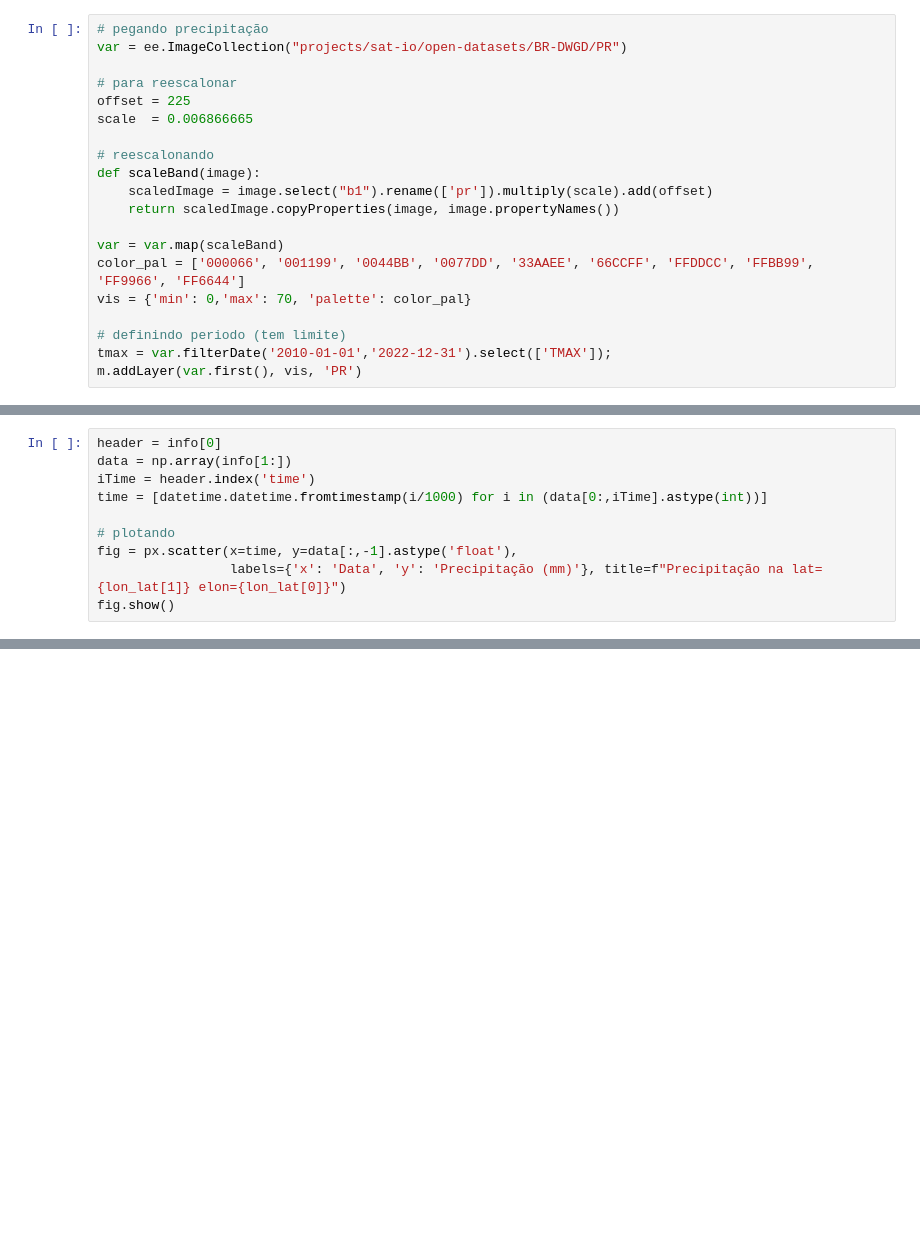
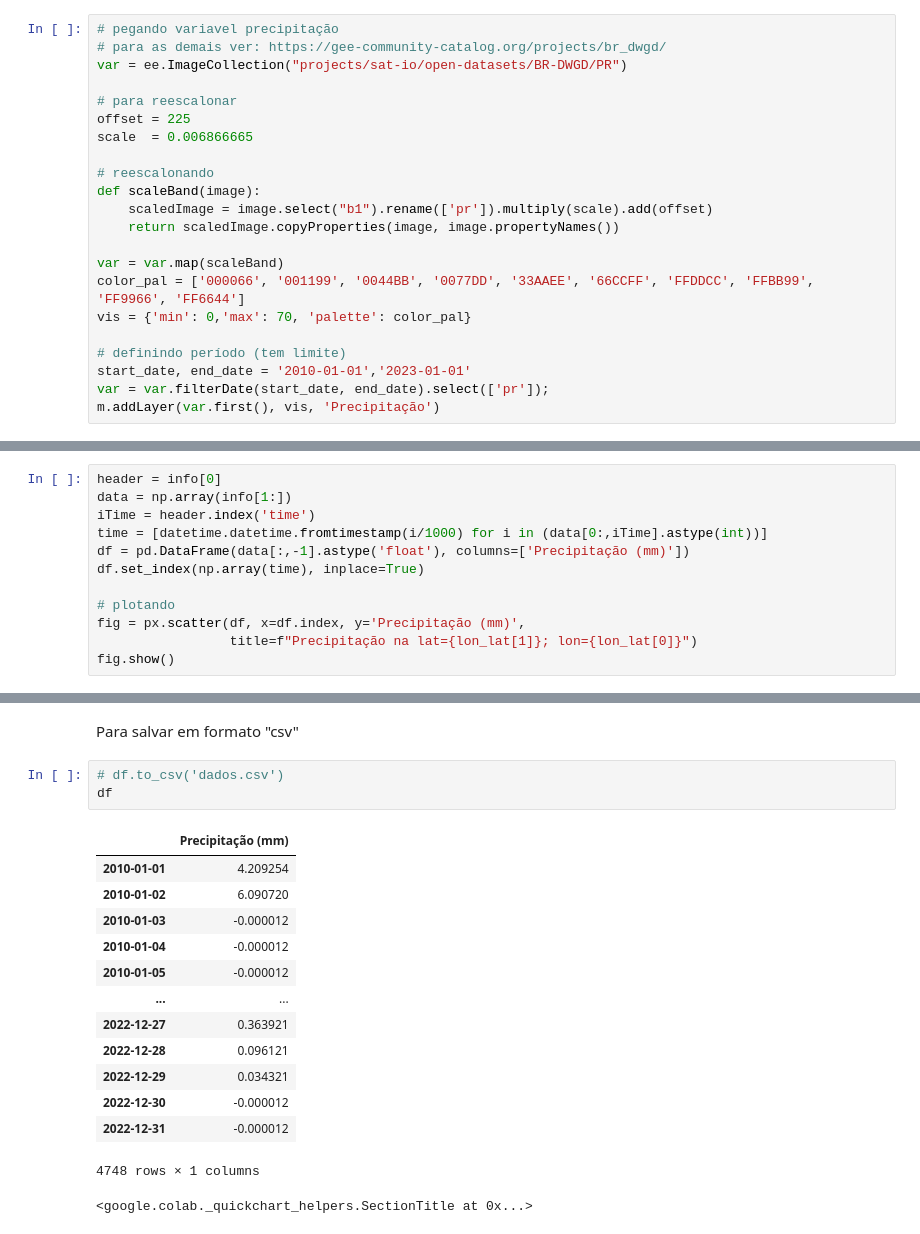
Before and after one commit to AlexandreCandidoXavier/BR-DWGD, a Jupyter notebook: exemplos/exemplo_google_earth.ipynb, the cells around one changed output, grey strips where cells are left out. Saved outputs shown, nothing was run; the diff lists cells and outputs as text; blank space fills up the shorter version.

Commit message:
colab1

```diff
--- a/exemplos/exemplo_google_earth.ipynb
+++ b/exemplos/exemplo_google_earth.ipynb
@@ -41,5 +17,6 @@ Successfully saved authorization token.
 # %%
-# pegando precipitação
+# pegando variavel precipitação
+# para as demais ver: https://gee-community-catalog.org/projects/br_dwgd/
 var = ee.ImageCollection("projects/sat-io/open-datasets/BR-DWGD/PR")
 
 # para reescalonar
@@ -55,7 +32,8 @@ var = var.map(scaleBand)
 color_pal = ['000066', '001199', '0044BB', '0077DD', '33AAEE', '66CCFF', 'FFDDCC', 'FFBB99', 'FF9966', 'FF6644']
 vis = {'min': 0,'max': 70, 'palette': color_pal}
 
-# definindo periodo (tem limite)
-tmax = var.filterDate('2010-01-01','2022-12-31').select(['TMAX']);
-m.addLayer(var.first(), vis, 'PR')
+# definindo período (tem limite)
+start_date, end_date = '2010-01-01','2023-01-01'
+var = var.filterDate(start_date, end_date).select(['pr']);
+m.addLayer(var.first(), vis, 'Precipitação')
 # %%
@@ -74,10 +56,32 @@ header = info[0]
 data = np.array(info[1:])
 iTime = header.index('time')
 time = [datetime.datetime.fromtimestamp(i/1000) for i in (data[0:,iTime].astype(int))]
+df = pd.DataFrame(data[:,-1].astype('float'), columns=['Precipitação (mm)'])
+df.set_index(np.array(time), inplace=True)
 
 # plotando
-fig = px.scatter(x=time, y=data[:,-1].astype('float'),
-                 labels={'x': 'Data', 'y': 'Precipitação (mm)'}, title=f"Precipitação na lat={lon_lat[1]} elon={lon_lat[0]}")
+fig = px.scatter(df, x=df.index, y='Precipitação (mm)',
+                 title=f"Precipitação na lat={lon_lat[1]}; lon={lon_lat[0]}")
 fig.show()
 # %% [output]
 [interactive output not drawn]
+# %% [markdown]
+Para salvar em formato "csv"
+# %%
+# df.to_csv('dados.csv')
+df
+# %% [output]
+|  | Precipitação (mm) |
+| 2010-01-01 | 4.209254 |
+| 2010-01-02 | 6.090720 |
+| 2010-01-03 | -0.000012 |
+| 2010-01-04 | -0.000012 |
+| 2010-01-05 | -0.000012 |
+| ... | ... |
+| 2022-12-27 | 0.363921 |
+| 2022-12-28 | 0.096121 |
+| 2022-12-29 | 0.034321 |
+| 2022-12-30 | -0.000012 |
+| 2022-12-31 | -0.000012 |
+4748 rows × 1 columns
+<google.colab._quickchart_helpers.SectionTitle at 0x...>
```
Also changed, not shown: parts of 9 cells of this notebook.
